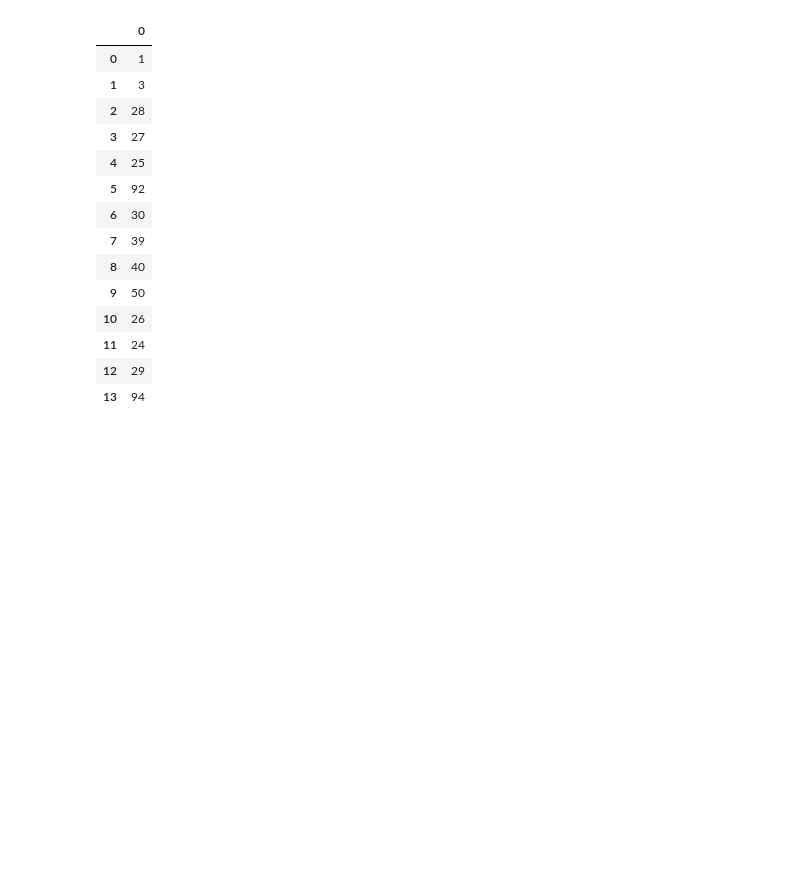
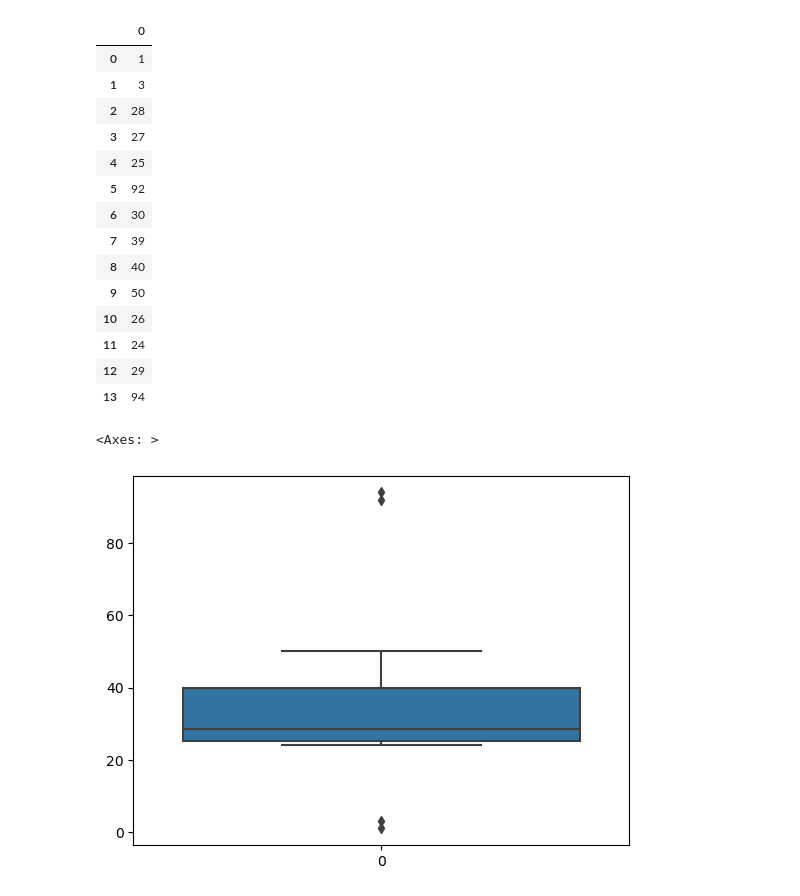
Before and after one commit to akash7812/exno1, a Jupyter notebook: EXNO1_DS.ipynb, the cells around one changed output. Drawn from its saved outputs; the diff is of its cells as text; code cells hidden in the pictures; blank space fills up the shorter version.

```diff
--- a/EXNO1_DS.ipynb
+++ b/EXNO1_DS.ipynb
@@ -212,3 +212,14 @@ af
 | 11 | 24 |
 | 12 | 29 |
 | 13 | 94 |
+# %%
+#USE BOXPLOT FUNCTION HERE TO DETECT OUTLIER
+import seaborn as sns
+import pandas as pd
+age=[1,3,28,27,25,92,30,39,40,50,26,24,29,94]
+af=pd.DataFrame(age)
+af
+sns.boxplot(data=af)
+# %% [output]
+<Axes: >
+[figure, added]
```
Also changed, not shown: parts of 13 cells of this notebook, 17 other files.
